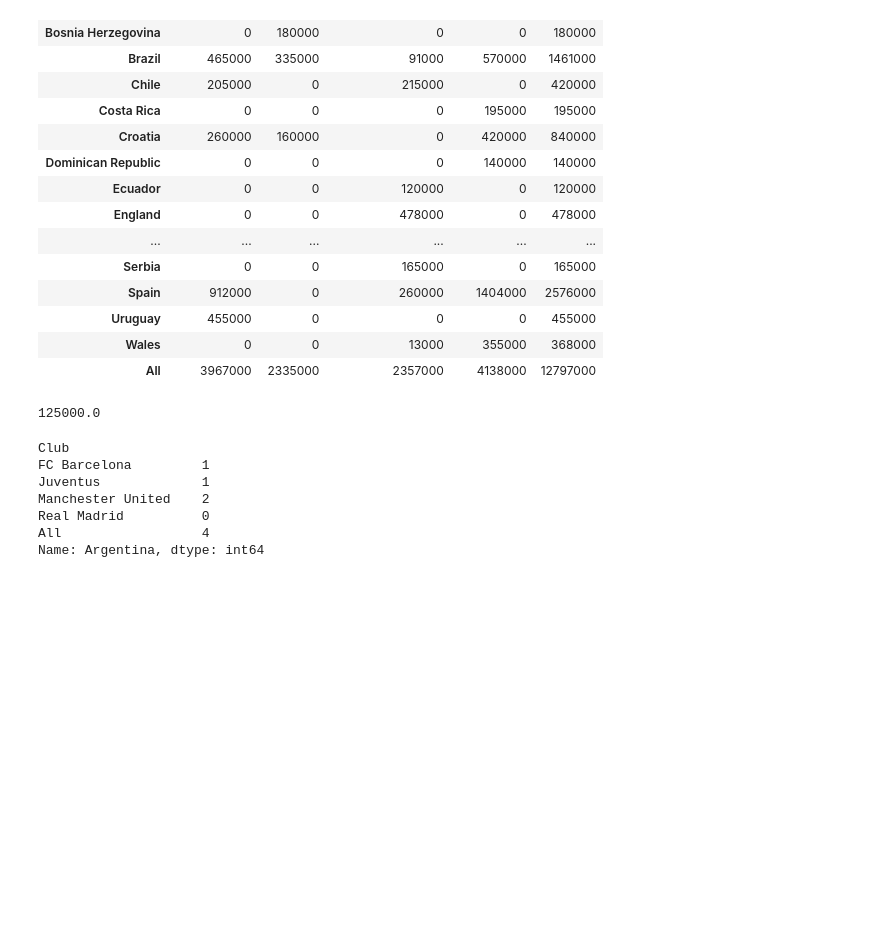
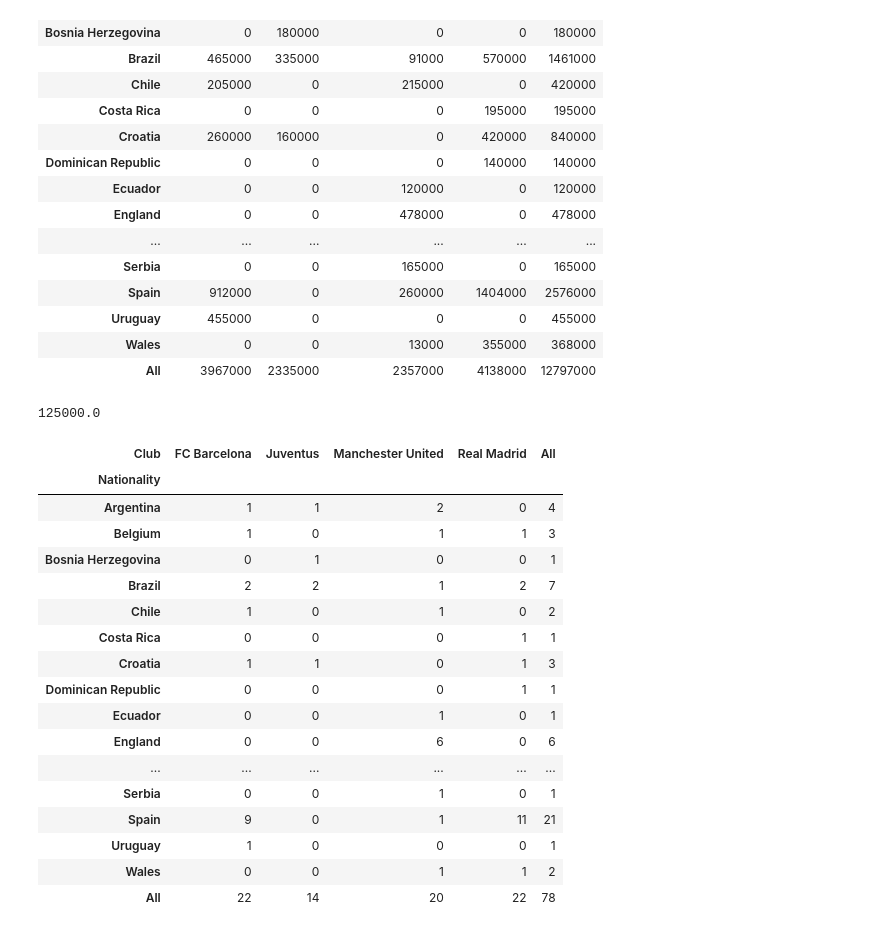
Before and after one commit to SVasilchenko/SkillFactory, a Jupyter notebook: Course_notebooks/module_1/Python 6 - Data Grouping.ipynb, the cells around one changed output. Saved outputs shown, nothing was run; the diff lists cells and outputs as text; code cells hidden in the pictures; blank space fills up the shorter version.

```diff
--- a/Course_notebooks/module_1/Python 6 - Data Grouping.ipynb
+++ b/Course_notebooks/module_1/Python 6 - Data Grouping.ipynb
@@ -272,21 +272,32 @@ pivot2.loc['Manchester City']['GK']
 # %%
 pivot3 = data_file.loc[data_file['Club'].isin(['FC Barcelona','Real Madrid','Juventus','Manchester United'])].pivot_table(
 values='Name',
 index='Nationality',
 columns='Club',
 aggfunc='count',
 margins=True,
 fill_value=0
 )
-pivot3.loc['Argentina']
+pivot3#.loc['Argentina']
 # %% [output]
-Club
-FC Barcelona         1
-Juventus             1
-Manchester United    2
-Real Madrid          0
-All                  4
-Name: Argentina, dtype: int64
+| Club | FC Barcelona | Juventus | Manchester United | Real Madrid | All |
+| Nationality |  |  |  |  |  |
+| Argentina | 1 | 1 | 2 | 0 | 4 |
+| Belgium | 1 | 0 | 1 | 1 | 3 |
+| Bosnia Herzegovina | 0 | 1 | 0 | 0 | 1 |
+| Brazil | 2 | 2 | 1 | 2 | 7 |
+| Chile | 1 | 0 | 1 | 0 | 2 |
+| Costa Rica | 0 | 0 | 0 | 1 | 1 |
+| Croatia | 1 | 1 | 0 | 1 | 3 |
+| Dominican Republic | 0 | 0 | 0 | 1 | 1 |
+| Ecuador | 0 | 0 | 1 | 0 | 1 |
+| England | 0 | 0 | 6 | 0 | 6 |
+| ... | ... | ... | ... | ... | ... |
+| Serbia | 0 | 0 | 1 | 0 | 1 |
+| Spain | 9 | 0 | 1 | 11 | 21 |
+| Uruguay | 1 | 0 | 0 | 0 | 1 |
+| Wales | 0 | 0 | 1 | 1 | 2 |
+| All | 22 | 14 | 20 | 22 | 78 |
 # %%
 #Вывод зависит от того в скобках параметры или нет, нужно задать вопрос почему так и чем отличабтся функции
 # %%
```
Also changed, not shown: parts of 9 cells of this notebook.
